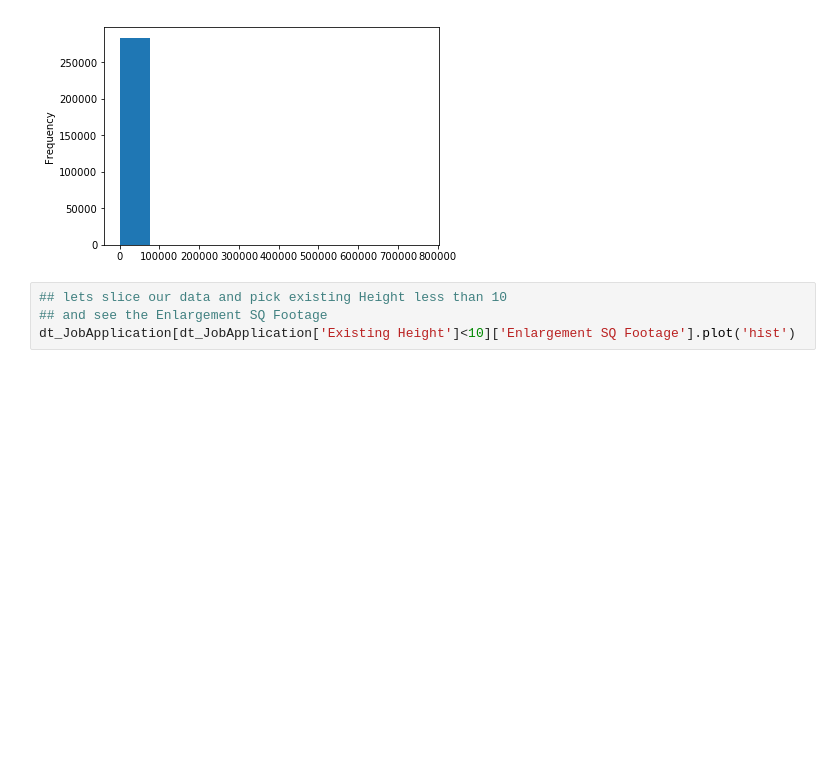
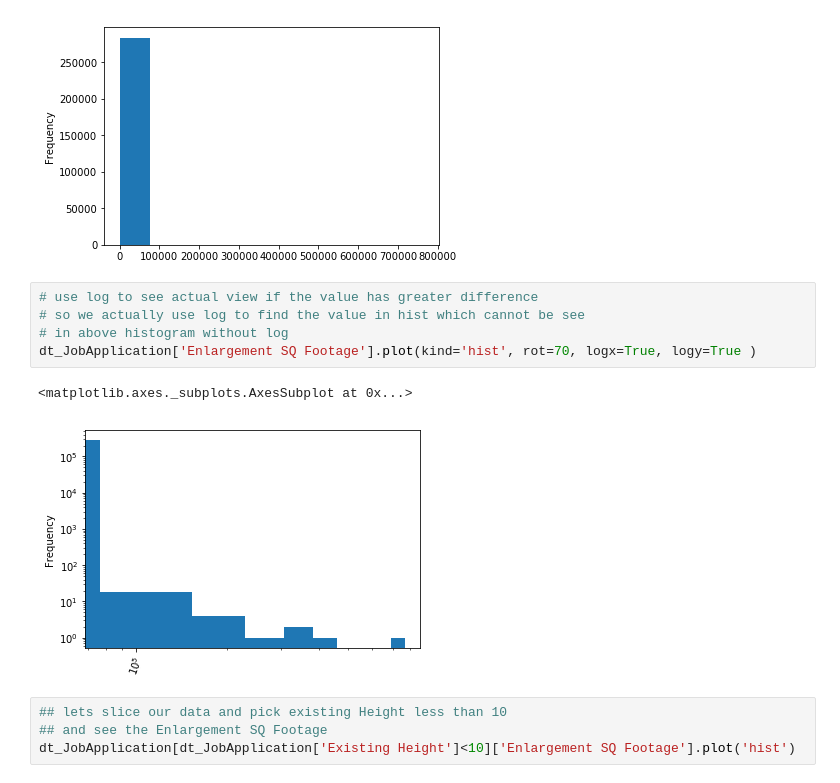
Before and after one commit to Dipendra-kusi/Exploratory-Analysis, a Jupyter notebook: Exploratory Analysis For Jobs Data.ipynb, the cells around one changed output. Drawn from its saved outputs; the diff is of its cells as text; blank space fills up the shorter version.

```diff
--- a/Exploratory Analysis For Jobs Data.ipynb
+++ b/Exploratory Analysis For Jobs Data.ipynb
@@ -183,6 +185,14 @@ dt_JobApplication['Enlargement SQ Footage'].plot('hist')
 plt.show()
 # %% [output]
 [figure]
+# %%
+# use log to see actual view if the value has greater difference
+# so we actually use log to find the value in hist which cannot be see
+# in above histogram without log
+dt_JobApplication['Enlargement SQ Footage'].plot(kind='hist', rot=70, logx=True, logy=True )
+# %% [output]
+<matplotlib.axes._subplots.AxesSubplot at 0x...>
+[figure, added]
 # %%
 ## lets slice our data and pick existing Height less than 10
 ## and see the Enlargement SQ Footage
```
Also changed, not shown: parts of 3 cells of this notebook, 3 other files.
